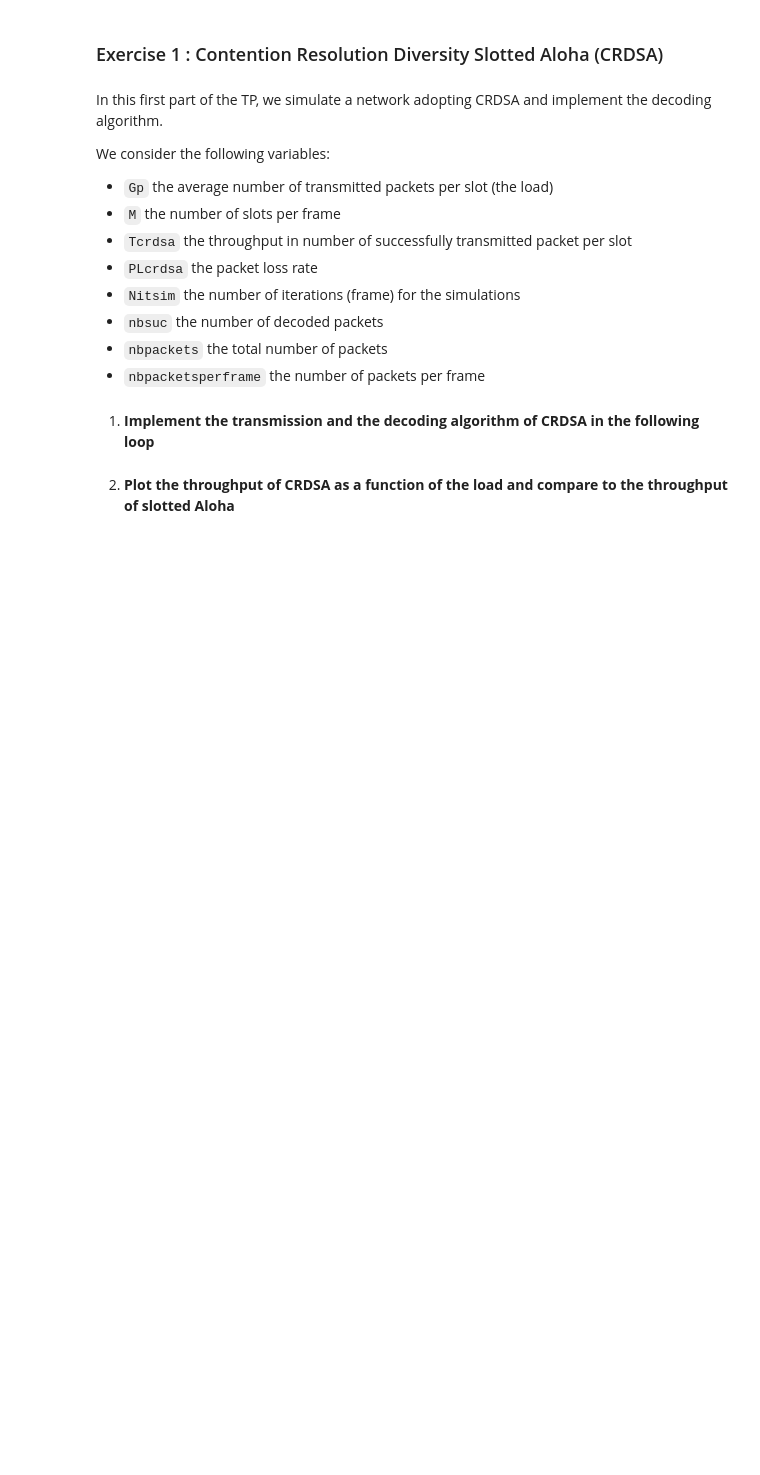
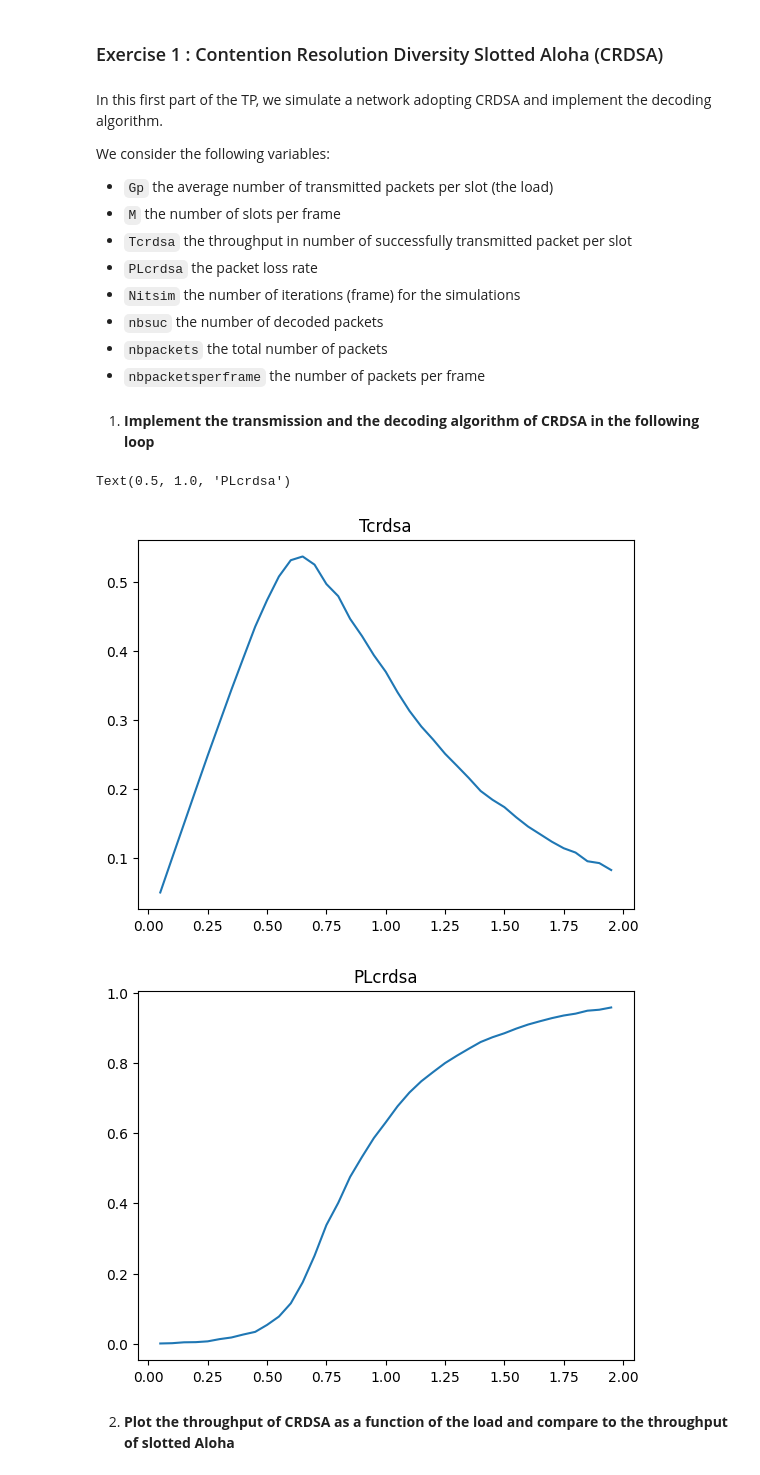
Before and after one commit to blaisehuber/TP-Acces-et-ordonnancement, a Jupyter notebook: irsa-student-version.ipynb, the cells around one changed output. Drawn from its saved outputs; the diff is of its cells as text; code cells hidden in the pictures; blank space fills up the shorter version.

```diff
--- a/irsa-student-version.ipynb
+++ b/irsa-student-version.ipynb
@@ -48,39 +48,47 @@ for g in range(len(G)): # loop on the different loads
     nbsuc[g] = 0    #nombre de paquets décodés
     nbpacketsperframe[g] = np.floor(G[g]*M)     #nombre de paquets par frame (nombre de paquets moyen par slot fois le nombre de slots)
 
     for i in range(Nitsim):     # loop on the number of frames
         nbpackets[g] = nbpackets[g] + nbpacketsperframe[g] #on ajoute les paquets de la frame actuelle au nombre total
 
         # transmit duplicates here
         frame = [[] for k in range(M)]    #frame avec N slots
         for packet in range(nbpacketsperframe[g]):
             slots = random.sample(range(M), 2)      #position des deux slots avec les deux copies
             frame[slots[0]].append((packet, slots[1]))  #on stocke l'identifiant (numéro du packet) et l'emplacement de l'autres copie
             frame[slots[1]].append((packet, slots[0]))
 
         # decoding algorithm here
         for iteration in range(Nit):
             bloqué = True
             for slot in range(M):
                 if len(frame[slot]) ==  1:
                     (packet, emplacement_copie) = frame[slot][0]
                     frame[emplacement_copie] = [(p, e) for (p, e) in frame[emplacement_copie] if p != packet]
                     nbsuc[g] += 1
                     frame[slot]=[]
                     bloqué = False
 
             if bloqué:
-                paquets_restants = sum(len(frame[s]) for s in range(M))
-                if paquets_restants > 0:
-                    print("Erreur de décodage pour g =", g)
-                    break  # décodage bloqué, inutile de continuer
-                else:
-                    break  # tout est décodé, on sort proprement
+                break # bloqué ou terminé
+
 
 
 
 Tcrdsa = nbsuc/(Nitsim*M)    # throughput of CRDSA
 PLcrdsa = 1 - Tcrdsa/G   # packet loss rate od CRDSA
+
+# Pour voir à quoi ça ressemble
+plt.figure(1)
+plt.plot(G, Tcrdsa)
+plt.title("Tcrdsa")
+plt.figure(2)
+plt.plot(G, PLcrdsa)
+plt.title("PLcrdsa")
+# %% [output]
+Text(0.5, 1.0, 'PLcrdsa')
+[figure, added]
+[figure, added]
 # %% [markdown]
 2. **Plot the throughput of CRDSA as a function of the load and compare to the throughput of slotted Aloha**
 # %%
```
Also changed, not shown: parts of 3 cells of this notebook.
